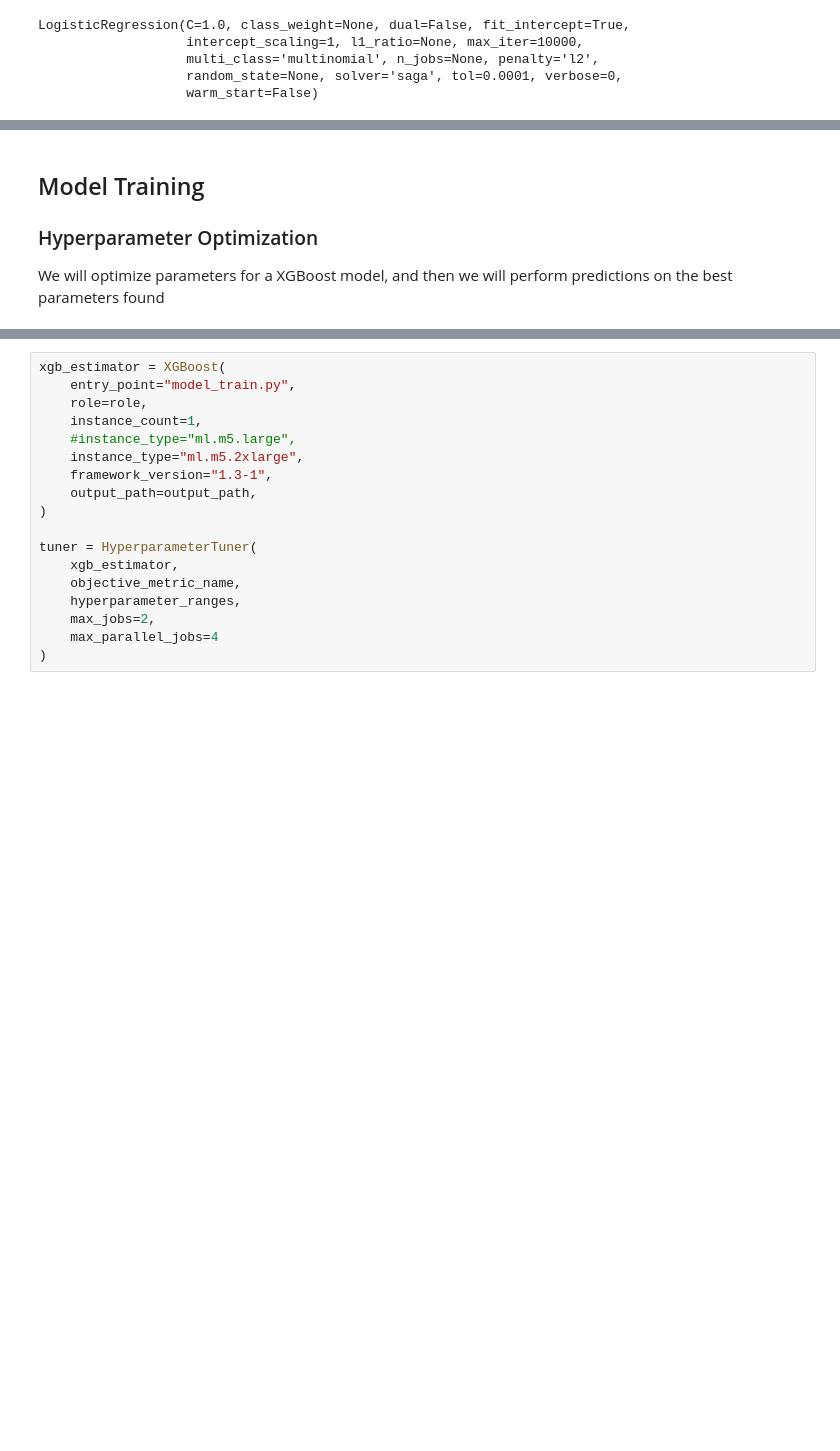
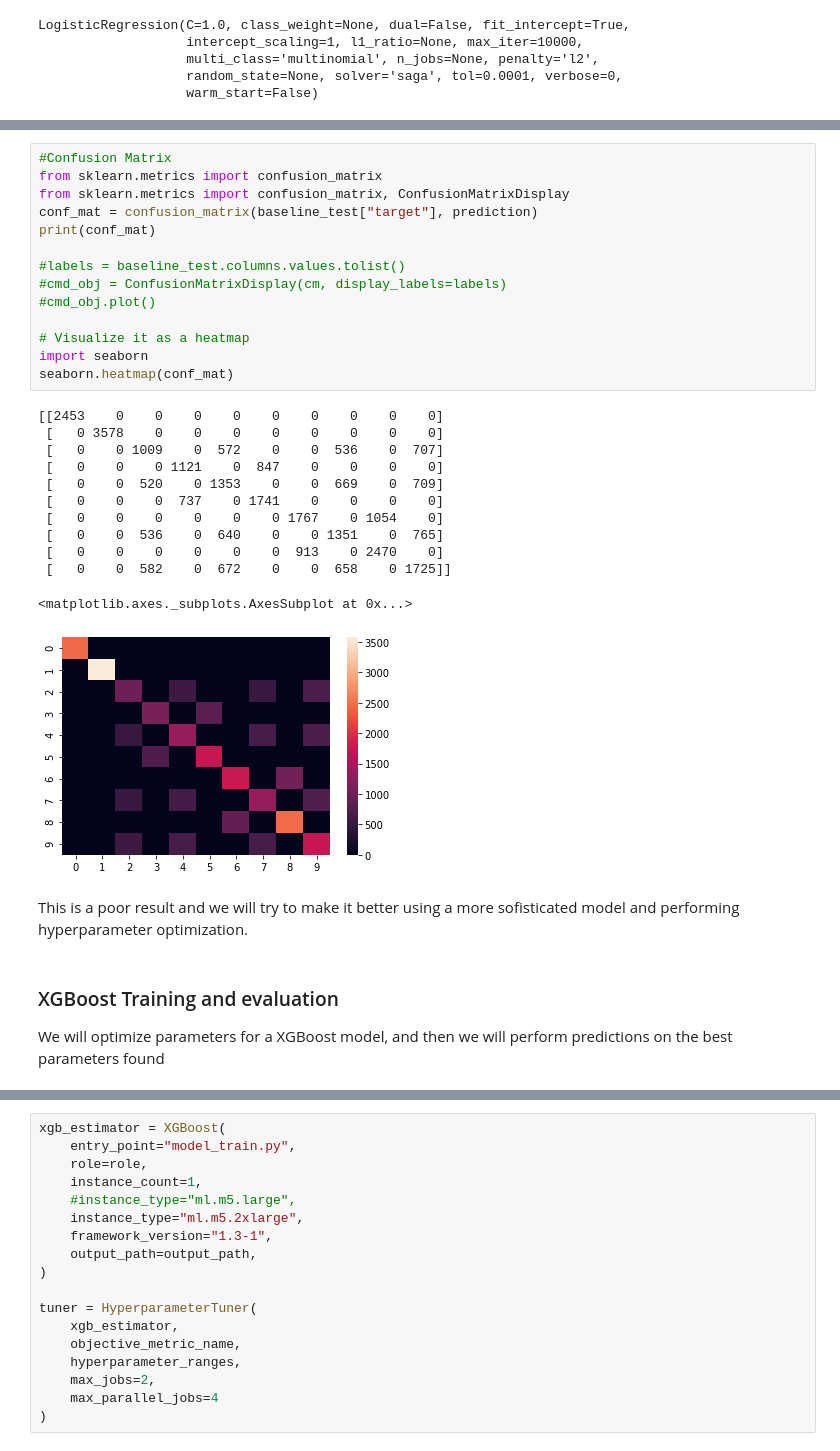
Before and after one commit to alelasantillan/Starbucks-Project, a Jupyter notebook: Starbucks_Capstone_notebook.ipynb, the cells around one changed output, grey strips where cells are left out. Saved outputs shown, nothing was run; the diff lists cells and outputs as text; blank space fills up the shorter version.

```diff
--- a/Starbucks_Capstone_notebook.ipynb
+++ b/Starbucks_Capstone_notebook.ipynb
@@ -805,6 +867,36 @@ Sat Jan 22 20:26:16 UTC 2022
+# %%
+#Confusion Matrix
+from sklearn.metrics import confusion_matrix
+from sklearn.metrics import confusion_matrix, ConfusionMatrixDisplay
+conf_mat = confusion_matrix(baseline_test["target"], prediction)
+print(conf_mat)
+
+#labels = baseline_test.columns.values.tolist()
+#cmd_obj = ConfusionMatrixDisplay(cm, display_labels=labels)
+#cmd_obj.plot()
+
+# Visualize it as a heatmap
+import seaborn
+seaborn.heatmap(conf_mat)
+# %% [output]
+[[2453    0    0    0    0    0    0    0    0    0]
+ [   0 3578    0    0    0    0    0    0    0    0]
+ [   0    0 1009    0  572    0    0  536    0  707]
+ [   0    0    0 1121    0  847    0    0    0    0]
+ [   0    0  520    0 1353    0    0  669    0  709]
+ [   0    0    0  737    0 1741    0    0    0    0]
+ [   0    0    0    0    0    0 1767    0 1054    0]
+ [   0    0  536    0  640    0    0 1351    0  765]
+ [   0    0    0    0    0    0  913    0 2470    0]
+ [   0    0  582    0  672    0    0  658    0 1725]]
+<matplotlib.axes._subplots.AxesSubplot at 0x...>
+[figure, added]
+# %% [markdown]
+This is a poor result and we will try to make it better using a more sofisticated model
+and performing hyperparameter optimization.
 # %% [markdown]
-## Model Training
-### Hyperparameter Optimization
+### XGBoost Training and evaluation
+
 We will optimize parameters for a XGBoost model, and then we will perform
 predictions on the best parameters found
 # %%
```
Also changed, not shown: parts of 40 cells of this notebook, 1 other file.
